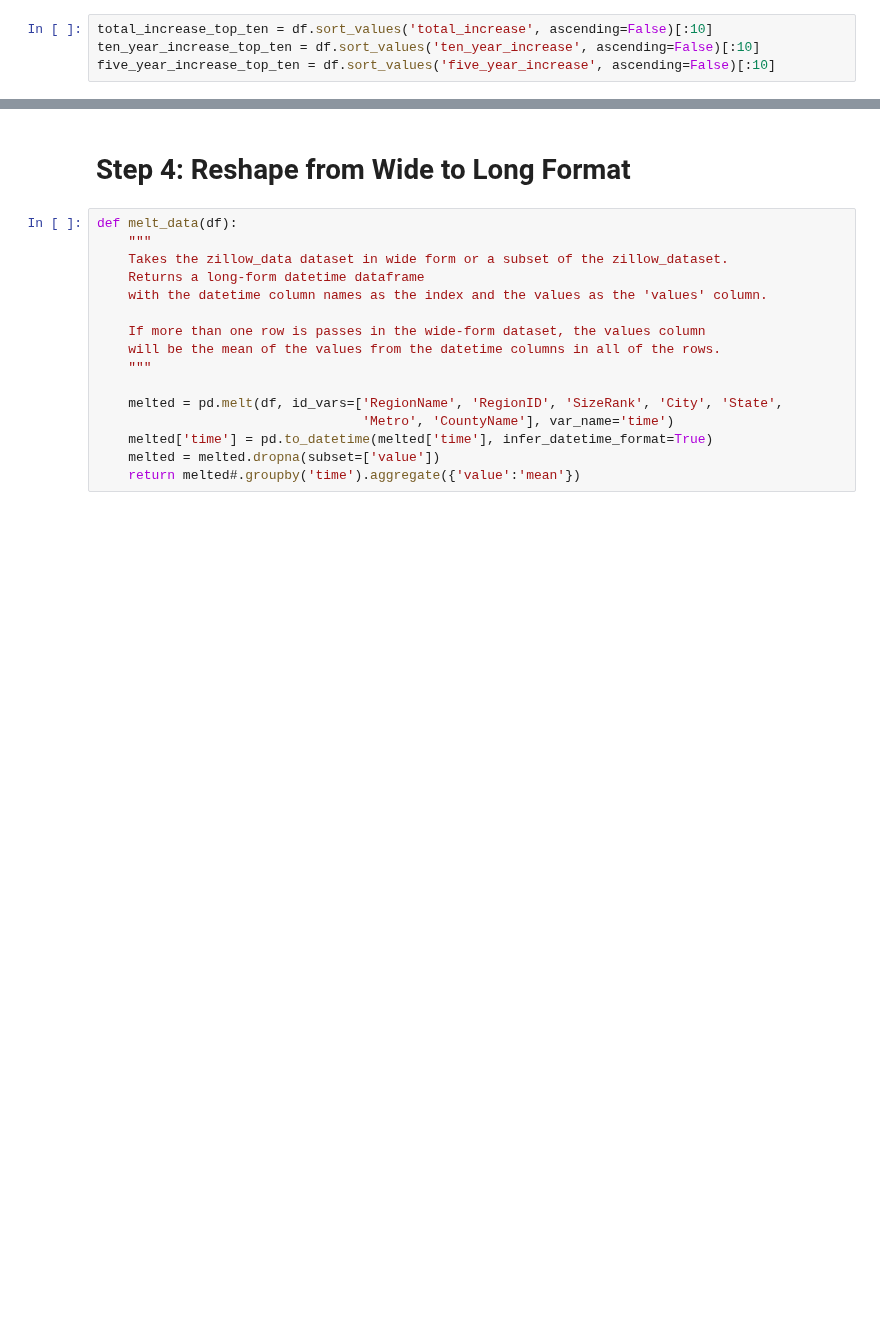
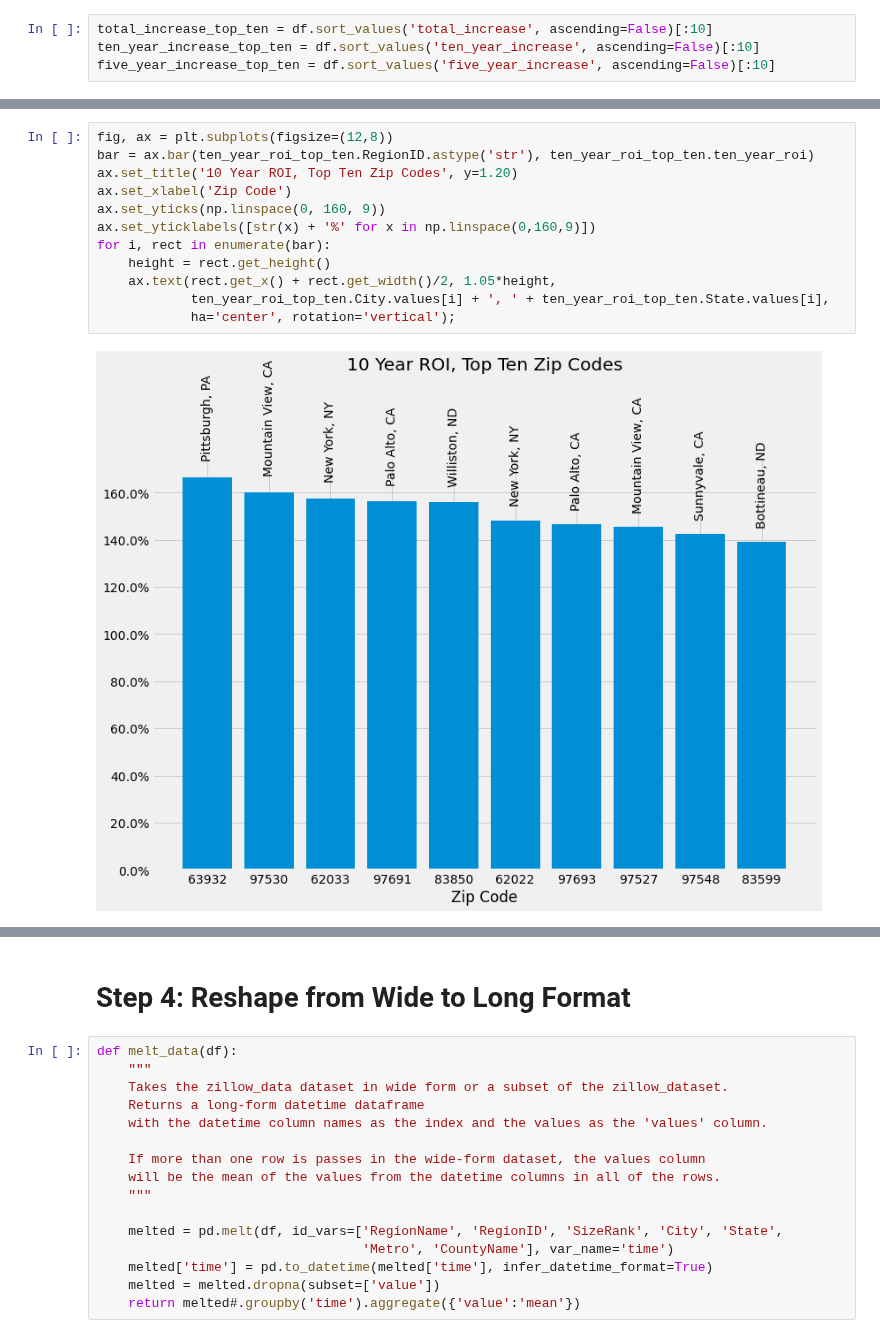
Before and after one commit to fivearm/Phase_4_Project, a Jupyter notebook: ben_notebook.ipynb, the cells around one changed output, grey strips where cells are left out. Saved outputs shown, nothing was run; the diff lists cells and outputs as text; blank space fills up the shorter version.

```diff
--- a/ben_notebook.ipynb
+++ b/ben_notebook.ipynb
@@ -176,0 +207,14 @@ for i, rect in enumerate(bar):
+# %%
+fig, ax = plt.subplots(figsize=(12,8))
+bar = ax.bar(ten_year_roi_top_ten.RegionID.astype('str'), ten_year_roi_top_ten.ten_year_roi)
+ax.set_title('10 Year ROI, Top Ten Zip Codes', y=1.20)
+ax.set_xlabel('Zip Code')
+ax.set_yticks(np.linspace(0, 160, 9))
+ax.set_yticklabels([str(x) + '%' for x in np.linspace(0,160,9)])
+for i, rect in enumerate(bar):
+    height = rect.get_height()
+    ax.text(rect.get_x() + rect.get_width()/2, 1.05*height,
+            ten_year_roi_top_ten.City.values[i] + ', ' + ten_year_roi_top_ten.State.values[i],
+            ha='center', rotation='vertical');
+# %% [output]
+[figure, added]
```
Also changed, not shown: parts of 13 cells of this notebook.
